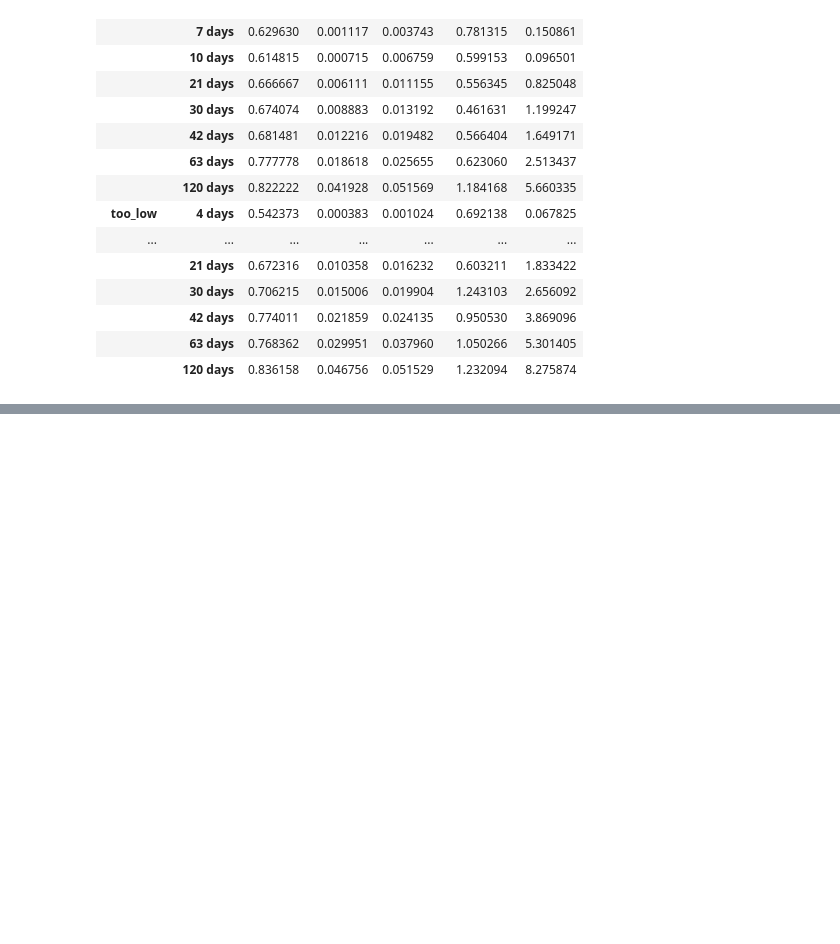
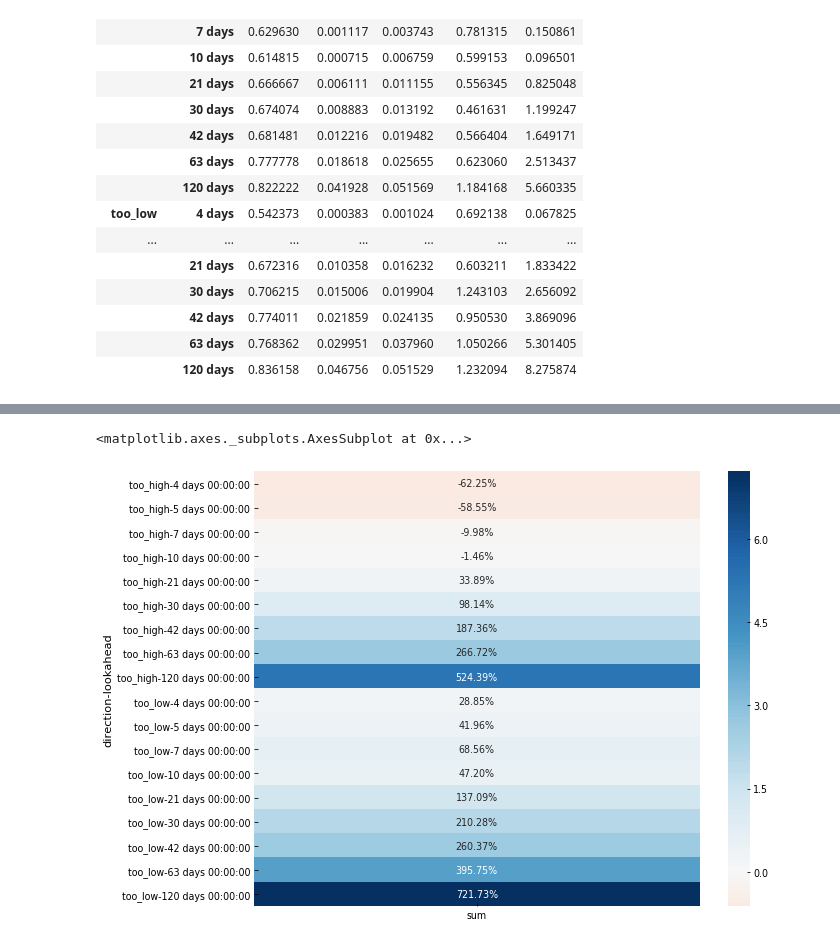
Before and after one commit to BlackArbsCEO/mixture_model_trading_public, a Jupyter notebook: notebooks/03. Strategy Research.ipynb, the cells around one changed output, grey strips where cells are left out. Cells and saved outputs as stored; diff of their text form; code cells hidden in the pictures; blank space fills up the shorter version.

```diff
--- a/notebooks/03. Strategy Research.ipynb
+++ b/notebooks/03. Strategy Research.ipynb
@@ -918,0 +911,5 @@ res_trunc - res_all
+# %%
+sns.heatmap(res_all[['sum']], annot=True, fmt='.2%', cmap='RdBu', center=0)
+# %% [output]
+<matplotlib.axes._subplots.AxesSubplot at 0x...>
+[figure, added]
```
Also changed, not shown: parts of 9 cells of this notebook, 10 other files.
